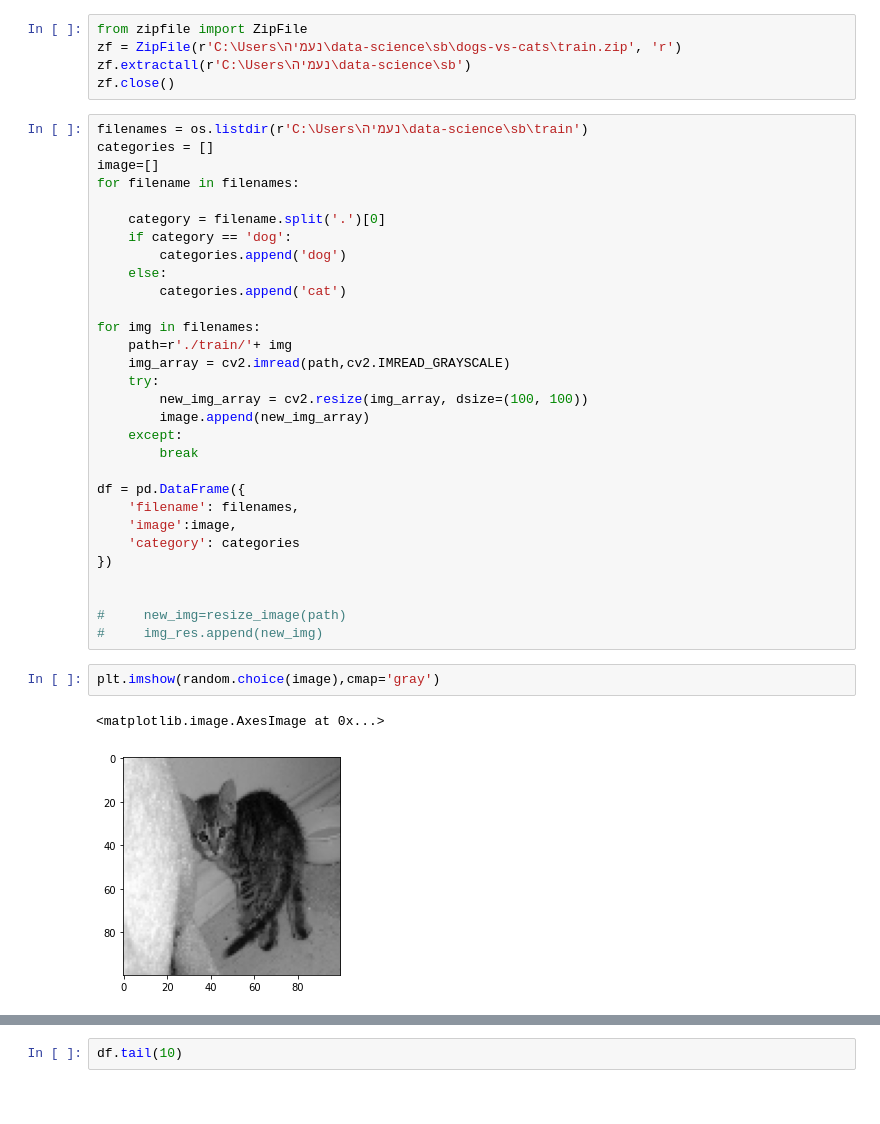
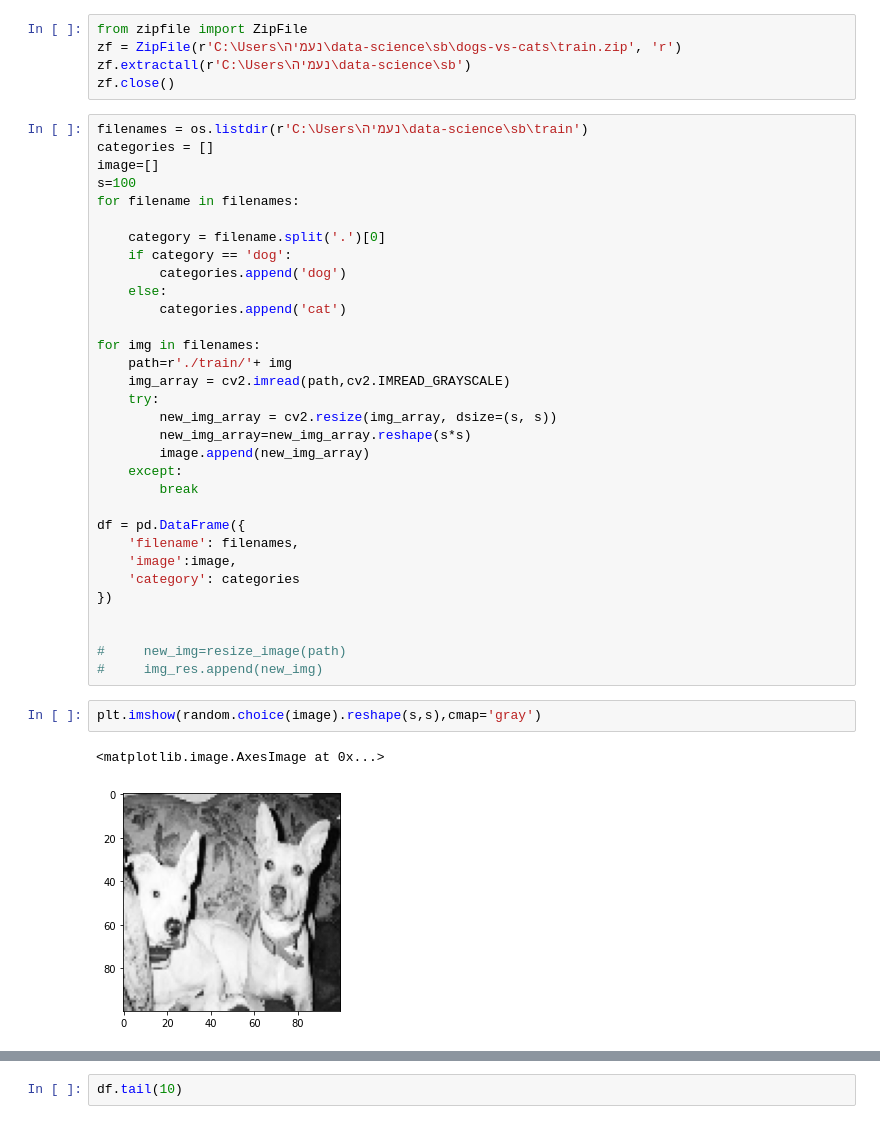
Before and after one commit to noamya-sh/Final-project-SemesterB, a Jupyter notebook: Dogs Vs Cats.ipynb, the cells around one changed output, grey strips where cells are left out. Saved outputs shown, nothing was run; the diff lists cells and outputs as text.

```diff
--- a/Dogs Vs Cats.ipynb
+++ b/Dogs Vs Cats.ipynb
@@ -16,6 +26,7 @@ zf.close()
 filenames = os.listdir(r'C:\Users\נעמיה\data-science\sb\train')
 categories = []
 image=[]
+s=100
 for filename in filenames:
 
     category = filename.split('.')[0]
@@ -28,7 +39,8 @@ for img in filenames:
     path=r'./train/'+ img
     img_array = cv2.imread(path,cv2.IMREAD_GRAYSCALE)
     try:
-        new_img_array = cv2.resize(img_array, dsize=(100, 100))
+        new_img_array = cv2.resize(img_array, dsize=(s, s))
+        new_img_array=new_img_array.reshape(s*s)
         image.append(new_img_array)
     except:
         break
@@ -42,11 +54,11 @@ df = pd.DataFrame({
 
 #     new_img=resize_image(path)
 #     img_res.append(new_img)
-# %%
-plt.imshow(random.choice(image),cmap='gray')
-# %% [output]
-<matplotlib.image.AxesImage at 0x...>
-[figure, removed]
+# %%
+plt.imshow(random.choice(image).reshape(s,s),cmap='gray')
+# %% [output]
+<matplotlib.image.AxesImage at 0x...>
+[figure, added]
 # %%
 df.head(10)
 # %% [output]
```
Also changed, not shown: parts of 20 cells of this notebook.
